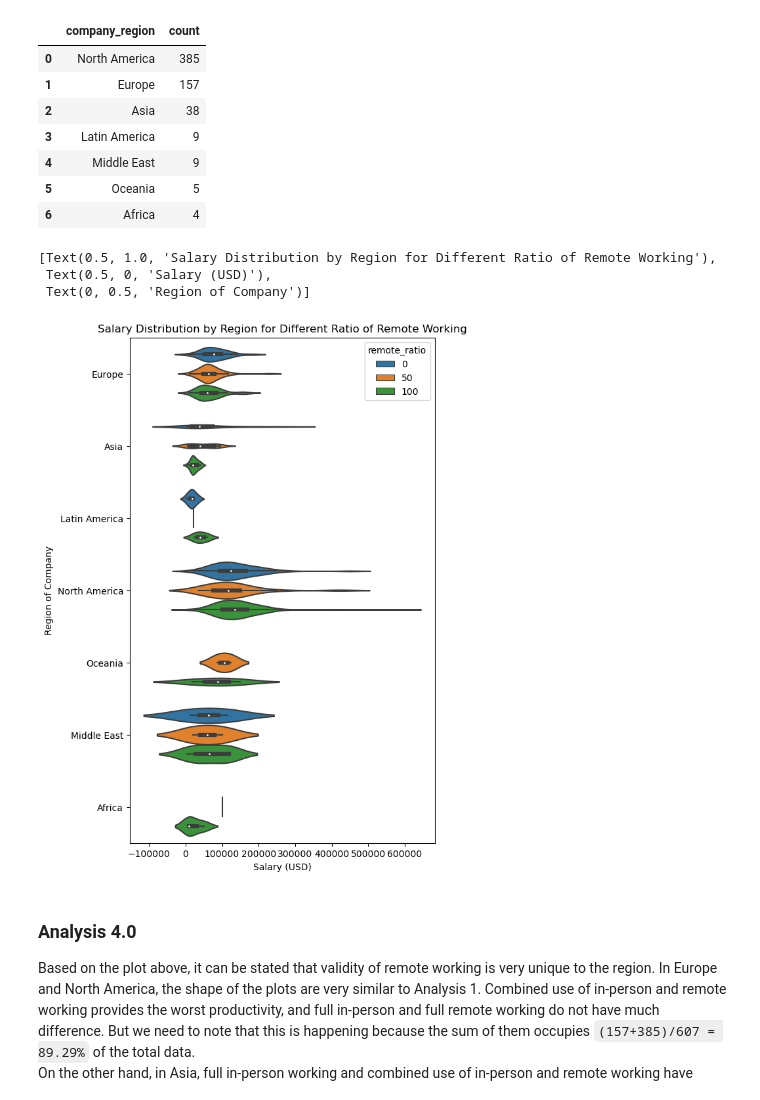
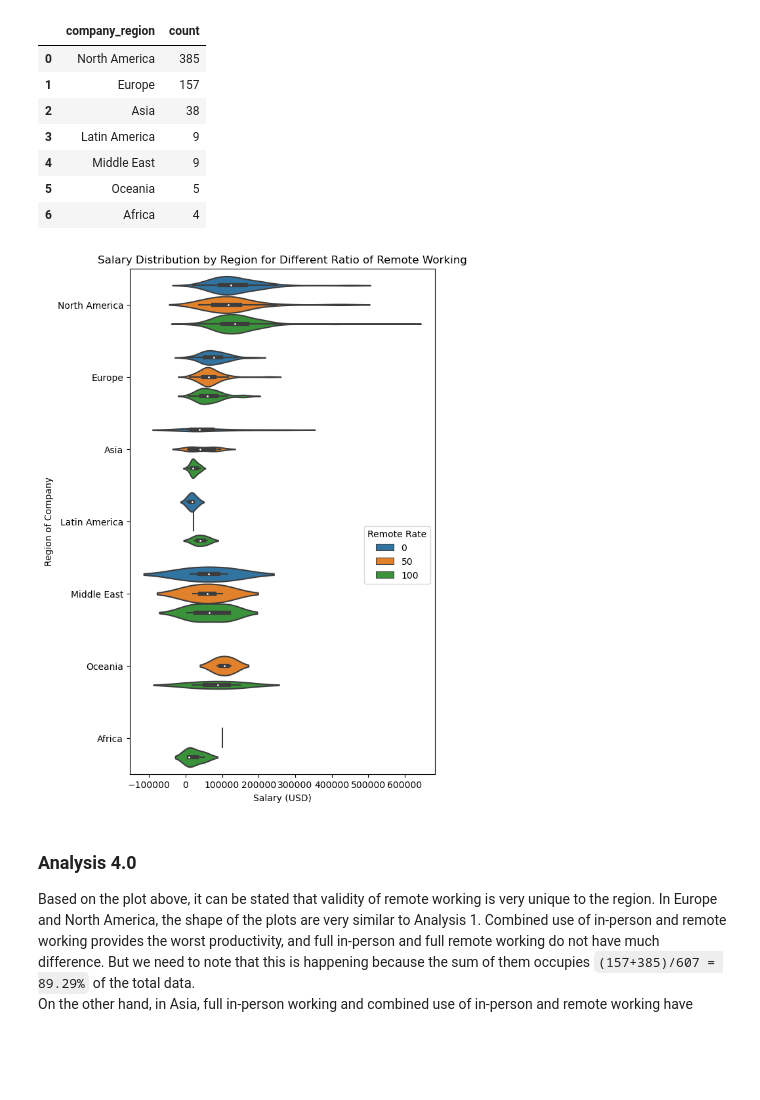
Before and after one commit to ubco-W2022T2-data301/project-group-group07, a Jupyter notebook: analysis/analysis3.ipynb, the cells around one changed output. Drawn from its saved outputs; the diff is of its cells as text; code cells hidden in the pictures; blank space fills up the shorter version.

Commit message:
saved images and minor changes to analysis3

```diff
--- a/analysis/analysis3.ipynb
+++ b/analysis/analysis3.ipynb
@@ -160,13 +164,14 @@ df_region_count
 # %%
 plt.figure(figsize=(6, 10))
 sns.violinplot(data = df1, x="salary", y= "company_region",
-               hue = 'remote_ratio')\
+               hue = 'remote_ratio',
+               order = ['North America', 'Europe', 'Asia', 'Latin America',
+                        'Middle East', 'Oceania', 'Africa'])\
     .set(title = 'Salary Distribution by Region for Different Ratio of Remote Working', xlabel = 'Salary (USD)', ylabel = 'Region of Company')
+plt.legend(title = "Remote Rate", bbox_to_anchor=(1, 0.5))
+plt.show()
 # %% [output]
-[Text(0.5, 1.0, 'Salary Distribution by Region for Different Ratio of Remote Working'),
- Text(0.5, 0, 'Salary (USD)'),
- Text(0, 0.5, 'Region of Company')]
-[figure, old version]
+[figure, new version]
 # %% [markdown]
 ### Analysis 4.0
 
```
Also changed, not shown: parts of 15 cells of this notebook, 8 other files.
